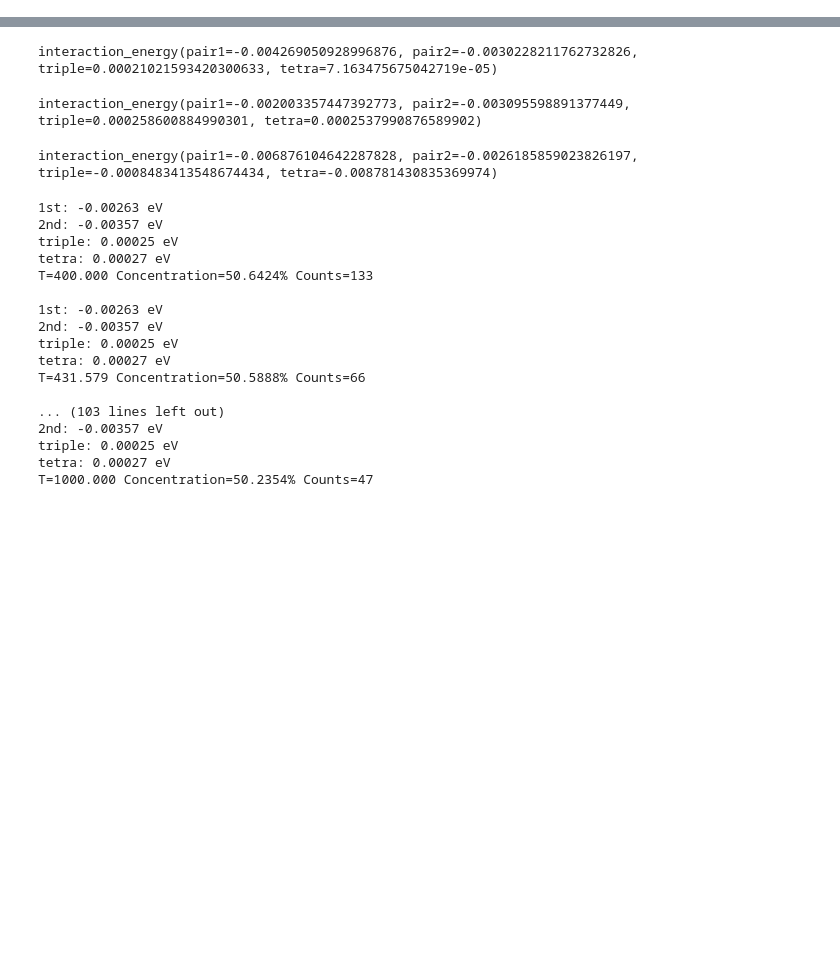
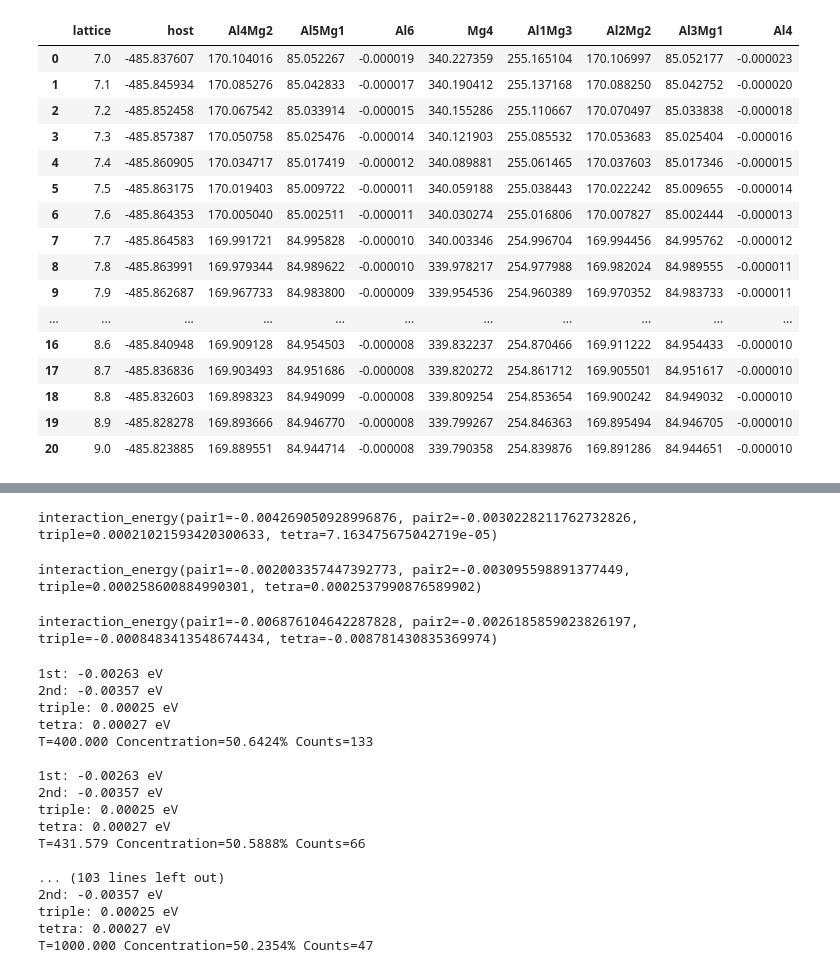
Before and after one commit to TsumiNa/CVM, a Jupyter notebook: samples/tetrahedron.ipynb, the cells around one changed output, grey strips where cells are left out. Cells and saved outputs as stored; diff of their text form; code cells hidden in the pictures; blank space fills up the shorter version.

```diff
--- a/samples/tetrahedron.ipynb
+++ b/samples/tetrahedron.ipynb
@@ -11,4 +11,25 @@ from cvm.vibration import ClusterVibration
 from cvm.utils import parse_formula, mixed_atomic_weight, parse_input_set, UnitConvert, cvm_context
 import numpy as np
 import pandas as pd
+# %%
+tmp = pd.read_csv('AlMg/cluster.csv')
+tmp
+# %% [output]
+|  | lattice | host | Al4Mg2 | Al5Mg1 | Al6 | Mg4 | Al1Mg3 | Al2Mg2 | Al3Mg1 | Al4 |
+| 0 | 7.0 | -485.837607 | 170.104016 | 85.052267 | -0.000019 | 340.227359 | 255.165104 | 170.106997 | 85.052177 | -0.000023 |
+| 1 | 7.1 | -485.845934 | 170.085276 | 85.042833 | -0.000017 | 340.190412 | 255.137168 | 170.088250 | 85.042752 | -0.000020 |
+| 2 | 7.2 | -485.852458 | 170.067542 | 85.033914 | -0.000015 | 340.155286 | 255.110667 | 170.070497 | 85.033838 | -0.000018 |
+| 3 | 7.3 | -485.857387 | 170.050758 | 85.025476 | -0.000014 | 340.121903 | 255.085532 | 170.053683 | 85.025404 | -0.000016 |
+| 4 | 7.4 | -485.860905 | 170.034717 | 85.017419 | -0.000012 | 340.089881 | 255.061465 | 170.037603 | 85.017346 | -0.000015 |
+| 5 | 7.5 | -485.863175 | 170.019403 | 85.009722 | -0.000011 | 340.059188 | 255.038443 | 170.022242 | 85.009655 | -0.000014 |
+| 6 | 7.6 | -485.864353 | 170.005040 | 85.002511 | -0.000011 | 340.030274 | 255.016806 | 170.007827 | 85.002444 | -0.000013 |
+| 7 | 7.7 | -485.864583 | 169.991721 | 84.995828 | -0.000010 | 340.003346 | 254.996704 | 169.994456 | 84.995762 | -0.000012 |
+| 8 | 7.8 | -485.863991 | 169.979344 | 84.989622 | -0.000010 | 339.978217 | 254.977988 | 169.982024 | 84.989555 | -0.000011 |
+| 9 | 7.9 | -485.862687 | 169.967733 | 84.983800 | -0.000009 | 339.954536 | 254.960389 | 169.970352 | 84.983733 | -0.000011 |
+| ... | ... | ... | ... | ... | ... | ... | ... | ... | ... | ... |
+| 16 | 8.6 | -485.840948 | 169.909128 | 84.954503 | -0.000008 | 339.832237 | 254.870466 | 169.911222 | 84.954433 | -0.000010 |
+| 17 | 8.7 | -485.836836 | 169.903493 | 84.951686 | -0.000008 | 339.820272 | 254.861712 | 169.905501 | 84.951617 | -0.000010 |
+| 18 | 8.8 | -485.832603 | 169.898323 | 84.949099 | -0.000008 | 339.809254 | 254.853654 | 169.900242 | 84.949032 | -0.000010 |
+| 19 | 8.9 | -485.828278 | 169.893666 | 84.946770 | -0.000008 | 339.799267 | 254.846363 | 169.895494 | 84.946705 | -0.000010 |
+| 20 | 9.0 | -485.823885 | 169.889551 | 84.944714 | -0.000008 | 339.790358 | 254.839876 | 169.891286 | 84.944651 | -0.000010 |
 # %%
```
Also changed, not shown: parts of 14 cells of this notebook, 14 other files.
